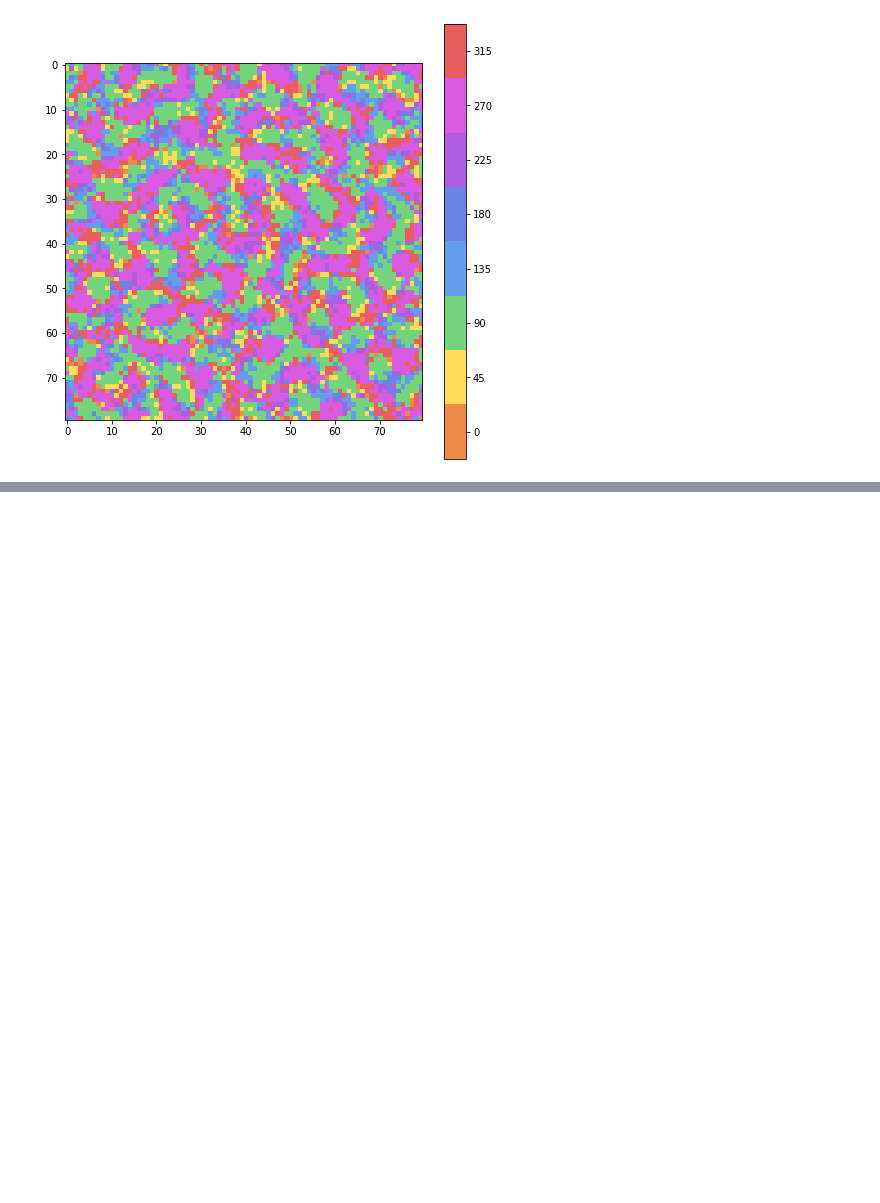
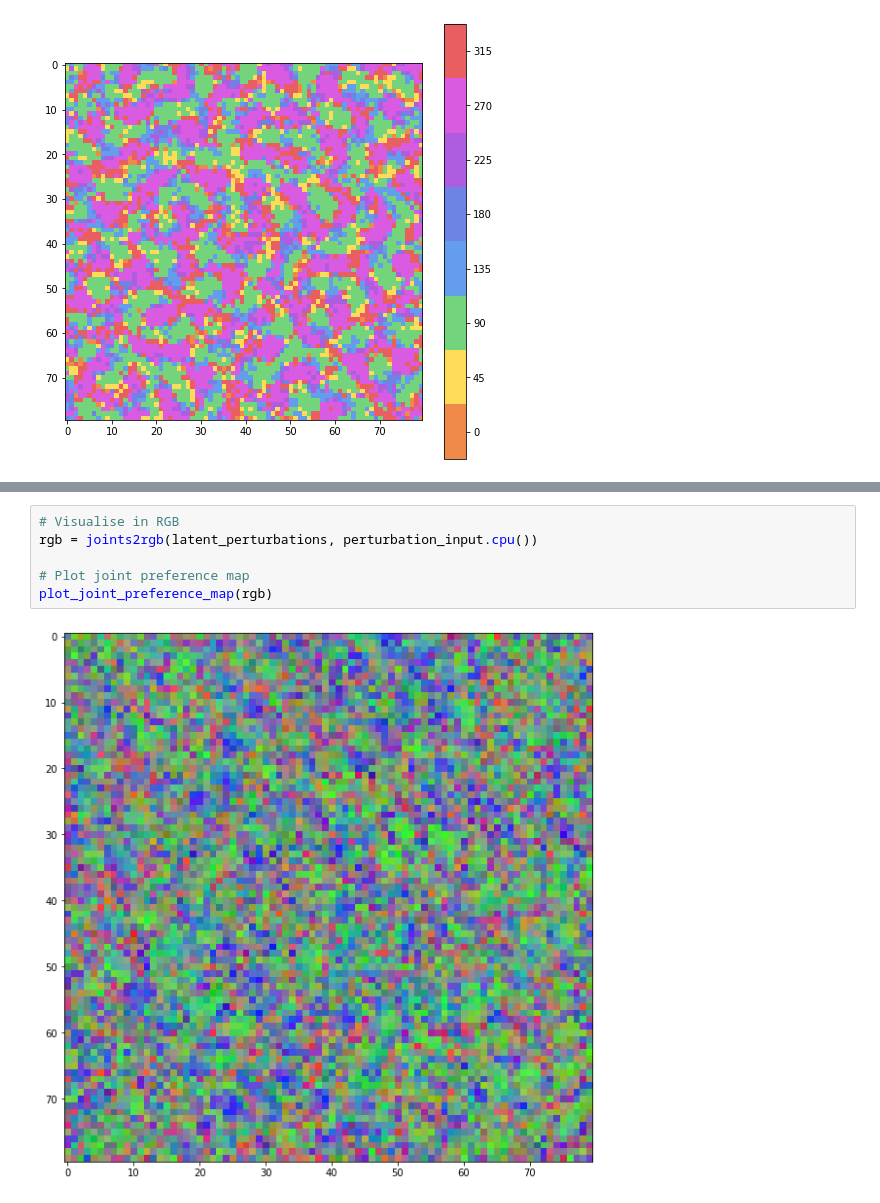
Before and after one commit to maxdgrogan/topographic-vae, a Jupyter notebook: tutorial.ipynb, the cells around one changed output, grey strips where cells are left out. Drawn from its saved outputs; the diff is of its cells as text; blank space fills up the shorter version.

```diff
--- a/tutorial.ipynb
+++ b/tutorial.ipynb
@@ -363,0 +376,8 @@ plot_PD_map(PDs)
+# %%
+# Visualise in RGB
+rgb = joints2rgb(latent_perturbations, perturbation_input.cpu())
+
+# Plot joint preference map
+plot_joint_preference_map(rgb)
+# %% [output]
+[figure, added]
```
Also changed, not shown: parts of 5 cells of this notebook, 1 other file.
